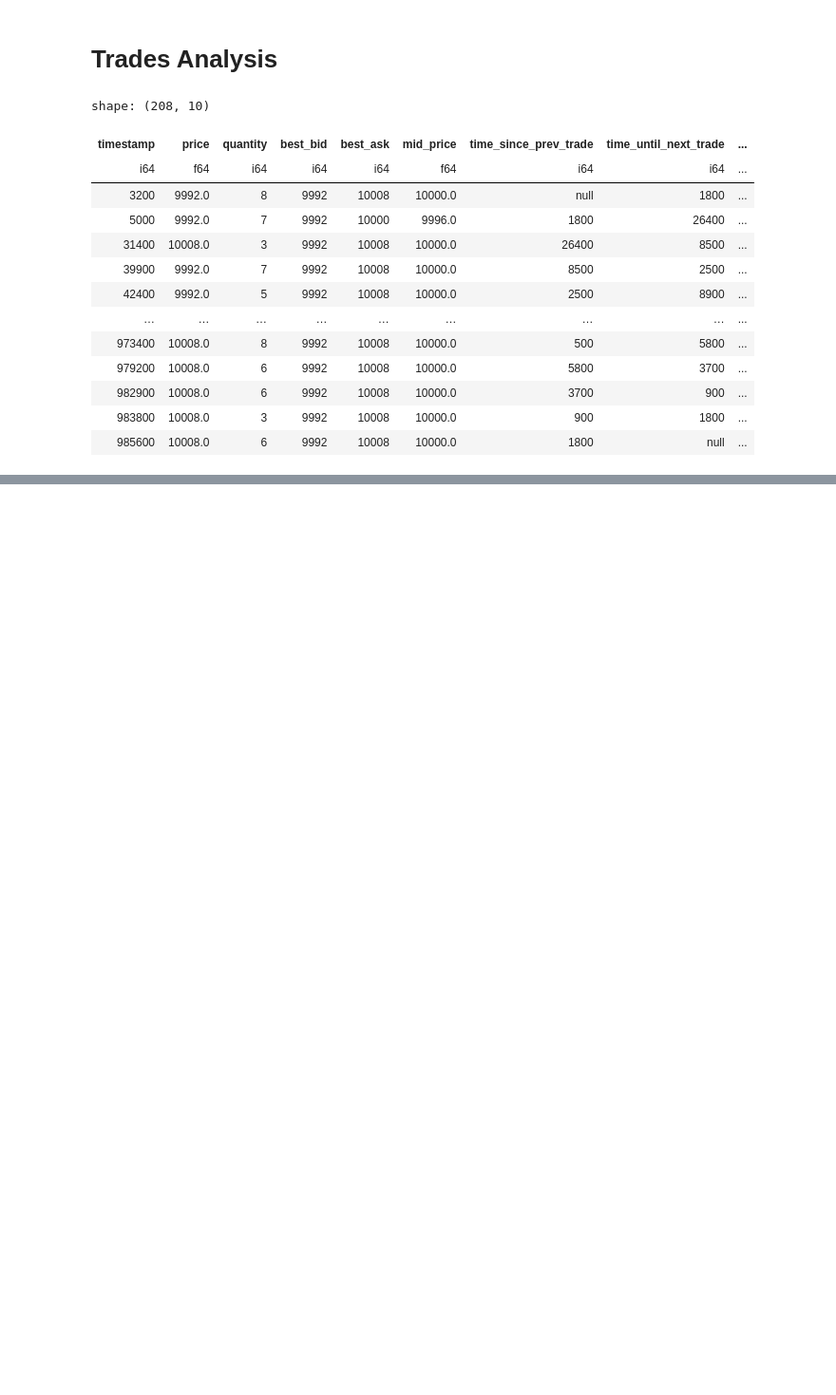
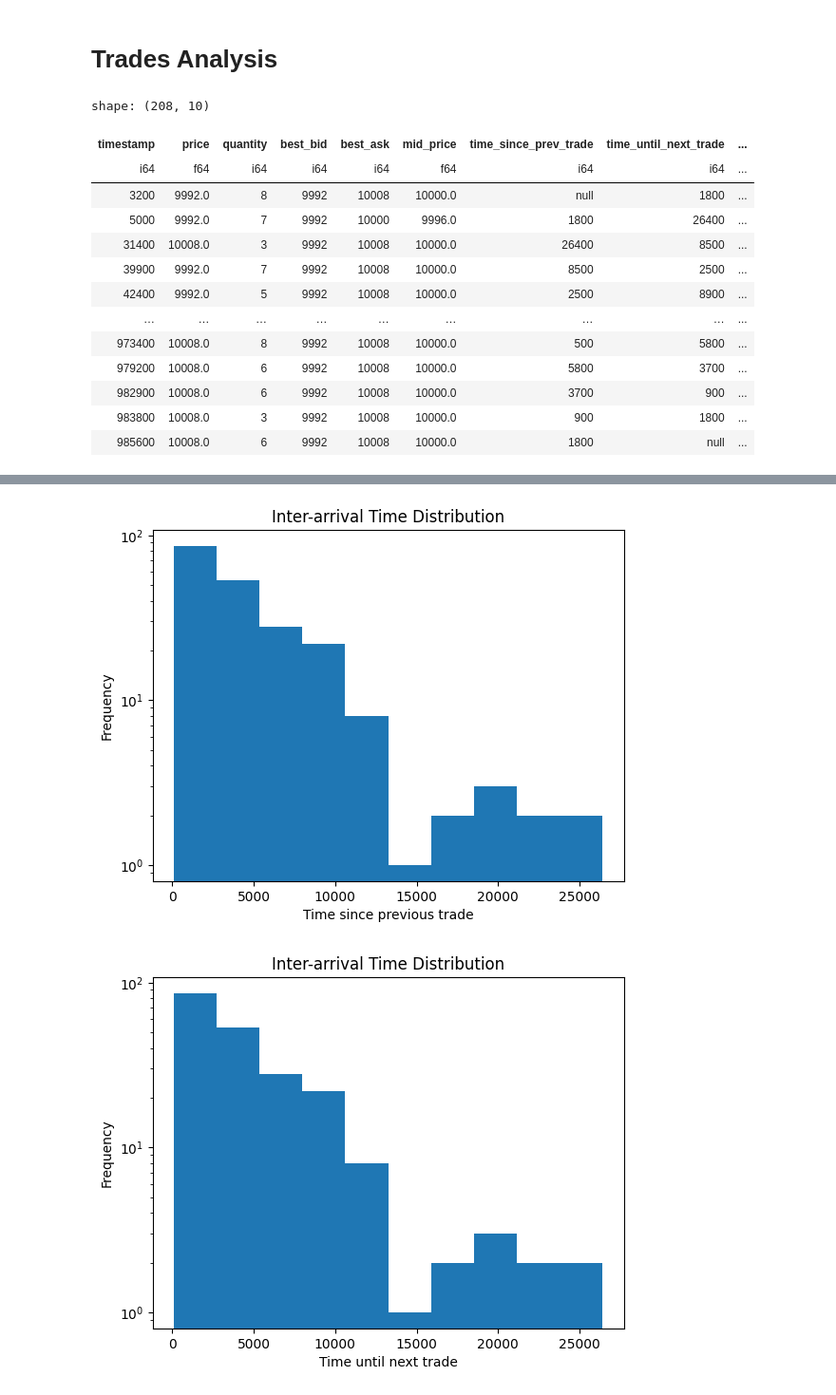
Before and after one commit to MrMoneyInTheBank/Prosperity, a Jupyter notebook: src/notebooks/products_analysis/emeralds.ipynb, the cells around one changed output, grey strips where cells are left out. Shown at 95% size. Cells and saved outputs as stored; diff of their text form; code cells hidden in the pictures; blank space fills up the shorter version.

```diff
--- a/src/notebooks/products_analysis/emeralds.ipynb
+++ b/src/notebooks/products_analysis/emeralds.ipynb
@@ -88,6 +92,9 @@ Given that the mean and variance of the log returns for emeralds is essentially
 # Trades Analysis
 # %%
 trades_data: t.Final[pl.DataFrame] = trades_analysis.trades_data
+time_interval_stats: t.Final[pl.DataFrame] = trades_analysis.time_interval_stats
+trades_plots: t.Final[Plots] = trades_analysis.plots
+
 trades_data
 # %% [output]
 shape: (208, 10)
@@ -106,0 +121,5 @@ shape: (208, 10)
+# %%
+display_plots(trades_plots)
+# %% [output]
+[figure, added]
+[figure, added]
```
Also changed, not shown: parts of 2 cells of this notebook.
